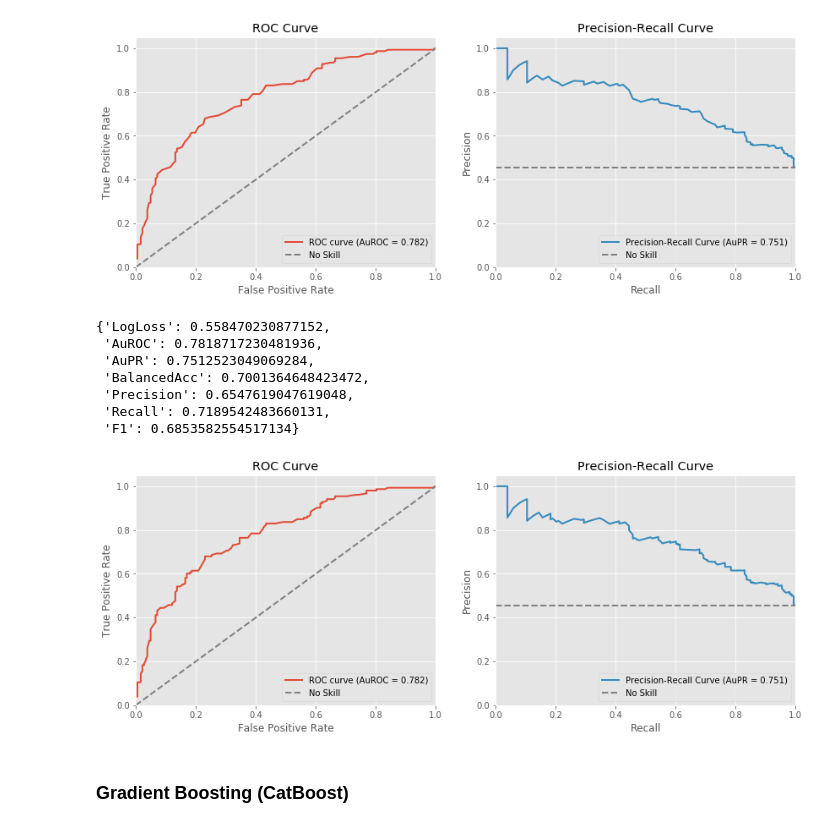
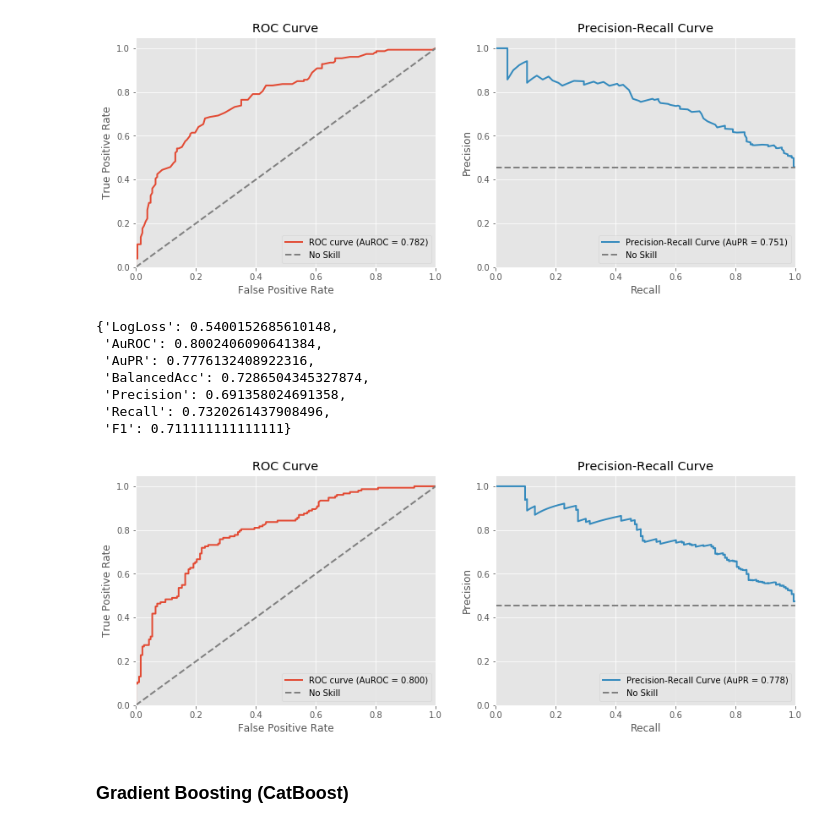
Before and after one commit to nyjgary/march-madness-2020, a Jupyter notebook: March-Madness-2020.ipynb, the cells around one changed output. Saved outputs shown, nothing was run; the diff lists cells and outputs as text; code cells hidden in the pictures.

Commit message:
add rank diff features

```diff
--- a/March-Madness-2020.ipynb
+++ b/March-Madness-2020.ipynb
@@ -396,0 +391,8 @@ ranking_systems[ranking_systems['SystemName'] == 'MAS']
+# %%
+# use only ranking systems that have data between 2003 and 2019, and ranks all teams
+rank_systems = public_rankings.groupby('SystemName')['Season','OrdinalRank'].agg(['min','max']).reset_index()
+rank_systems.columns = rank_systems.columns.get_level_values(0) + rank_systems.columns.get_level_values(1)
+RANK_SYSTEMS_TO_USE = rank_systems[
+    (rank_systems['Seasonmin']<=2003) & (rank_systems['Seasonmax']==2019) &
+    (rank_systems['OrdinalRankmax'] > 300)]['SystemName'].tolist()
+print(RANK_SYSTEMS_TO_USE)
@@ -396,0 +410,21 @@ ranking_systems[ranking_systems['SystemName'] == 'MAS']
+# %%
+def append_ranking_features(data, public_rankings, systems_to_use=RANK_SYSTEMS_TO_USE):
+    """ Append rank differences (positive diff means lower-id team is ranked higher) as features,
+        one per ranking system """
+    ranks = public_rankings[(public_rankings['SystemName'].isin(systems_to_use)) &
+                            (public_rankings['RankingDayNum'] == 133)].drop('RankingDayNum', axis=1)
+    ranks = ranks.pivot_table(index=['Season', 'TeamID'], columns='SystemName', values='OrdinalRank')
+    output = data.merge(ranks, how='left', left_on=['Season','TeamA'], right_index=True)\
+                 .merge(ranks, how='left', left_on=['Season','TeamB'], right_index=True, suffixes=('_A','_B'))
+    for sys in systems_to_use:
+        output['RankDiff' + sys] = output[sys + '_B'] - output[sys + '_A']
+        output.drop([sys+'_A', sys+'_B'], axis=1, inplace=True)
+
+    output['RankDiffAVG'] = output[[col for col in output.columns if 'RankDiff' in col]].mean(axis=1)
+    output['RankDiffMIN'] = output[[col for col in output.columns if 'RankDiff' in col]].min(axis=1)
+    output['RankDiffMAX'] = output[[col for col in output.columns if 'RankDiff' in col]].max(axis=1)
+
+    return output
+
+test_output = append_ranking_features(labeled_pairs_w_seeds, public_rankings)
+test_output.tail().T
@@ -410,7 +462,9 @@ regular_results_reformatted.head()
 ### Put It Altogether
 # %%
 DATA = {'seeds': pd.read_csv('data/MDataFiles_Stage1/MNCAATourneySeeds.csv'),
-        'tourney_results': pd.read_csv('data/MDataFiles_Stage1/MNCAATourneyCompactResults.csv')}
+        'tourney_results': pd.read_csv('data/MDataFiles_Stage1/MNCAATourneyCompactResults.csv'),
+        'public_rankings': pd.read_csv('data/MDataFiles_Stage1/MMasseyOrdinals.csv')
+       }
 # %%
 def construct_dataset(seasons, train=True, ignore_before=None, input_data=DATA):
     """ Given a range of seasons to train/predict on, chain together data wrangling steps to generate train/test
@@ -447,6 +501,7 @@ def construct_dataset(seasons, train=True, ignore_before=None, input_data=DATA):
     tourney_results_reformatted = reformat_results(tourney_results)
     df = append_seed_features(df, seeds)
     df = append_tourney_head_to_head(df, tourney_results_reformatted)
+    df = append_ranking_features(df, public_rankings)
 
     if train is True:
         df = append_labels(df, tourney_results_reformatted)
@@ -566,20 +621,20 @@ evaluate_predictions(lr1_preds['Won'], lr1_preds['Pred'], cls_threshold=.5, plot
  'F1': 0.6875}
 [figure]
 # %%
-lr2_features = ['SeedDiff','TourneyH2HEdge']
+lr2_features = ['SeedDiff','RankDiffMAX']
 lr2 = LogisticRegression()
 lr2_models = iterative_train(lr2, seasons_to_predict, train_data, lr2_features, season_to_start)
 lr2_preds = iterative_predict(lr2_models, seasons_to_predict, train_data, lr2_features, season_to_start)
 evaluate_predictions(lr2_preds['Won'], lr2_preds['Pred'], cls_threshold=.5, plot=True)
 # %% [output]
-{'LogLoss': 0.558470230877152,
- 'AuROC': 0.7818717230481936,
- 'AuPR': 0.7512523049069284,
- 'BalancedAcc': 0.7001364648423472,
- 'Precision': 0.6547619047619048,
- 'Recall': 0.7189542483660131,
- 'F1': 0.6853582554517134}
+{'LogLoss': 0.5400152685610148,
+ 'AuROC': 0.8002406090641384,
+ 'AuPR': 0.7776132408922316,
+ 'BalancedAcc': 0.7286504345327874,
+ 'Precision': 0.691358024691358,
+ 'Recall': 0.7320261437908496,
+ 'F1': 0.711111111111111}
-[figure, old version]
+[figure, new version]
 # %% [markdown]
 ### Gradient Boosting (CatBoost)
 # %%
```
Also changed, not shown: parts of 5 cells of this notebook.
